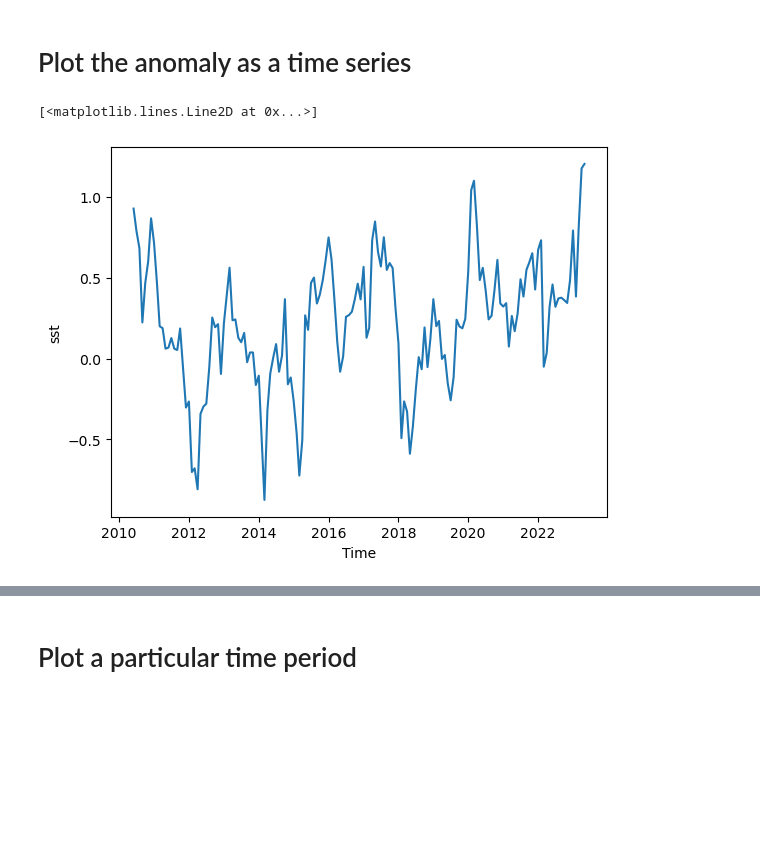
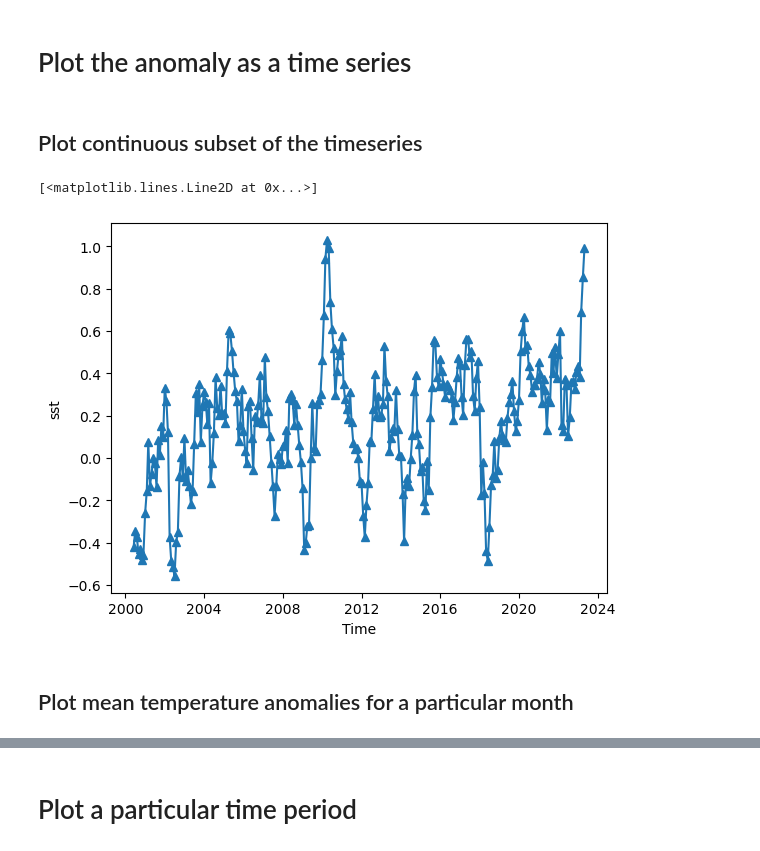
Before and after one commit to dpendleton1/Dakar-Humpback, a Jupyter notebook: oisst-erddap.ipynb, the cells around one changed output, grey strips where cells are left out. Saved outputs shown, nothing was run; the diff lists cells and outputs as text; code cells hidden in the pictures; blank space fills up the shorter version.

```diff
--- a/oisst-erddap.ipynb
+++ b/oisst-erddap.ipynb
@@ -50,0 +334,7 @@ Attributes: (12/35)
+# %%
+ds = ds.assign_coords(longitude = (ds.longitude + 180) % 360)
+#ds = ds.assign_coords(longitude = ((ds.longitude + 180) % 360) - 360)
+print(ds.latitude.min())
+print(ds.latitude.max())
+print(ds.longitude.min())
+print(ds.longitude.max())
@@ -124,9 +536,13 @@ climatology.mean(dim = ['latitude','longitude']).plot()
 # %% [markdown]
 # Plot the anomaly as a time series
+# %% [markdown]
+## Plot continuous subset of the timeseries
 # %%
-t1 = '2010-06-01'; t2 = '2023-05-01'
+t1 = '2000-06-01'; t2 = '2023-05-01'
 ts = dc_anom.sel(time=slice(t1, t2)).mean(dim = ['latitude','longitude'])
-ts.plot()
+ts.plot(marker = '^')
 # %% [output]
 [<matplotlib.lines.Line2D at 0x...>]
-[figure, old version]
+[figure, new version]
+# %% [markdown]
+## Plot mean temperature anomalies for a particular month
```
Also changed, not shown: parts of 46 cells of this notebook.
